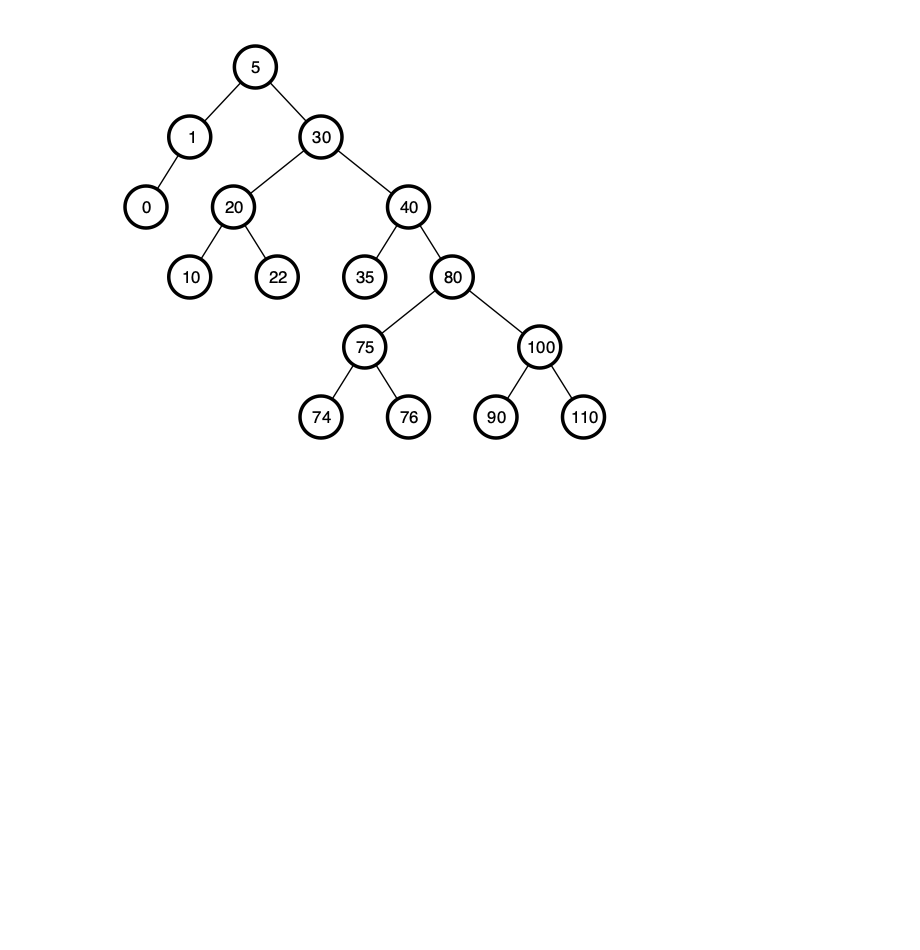
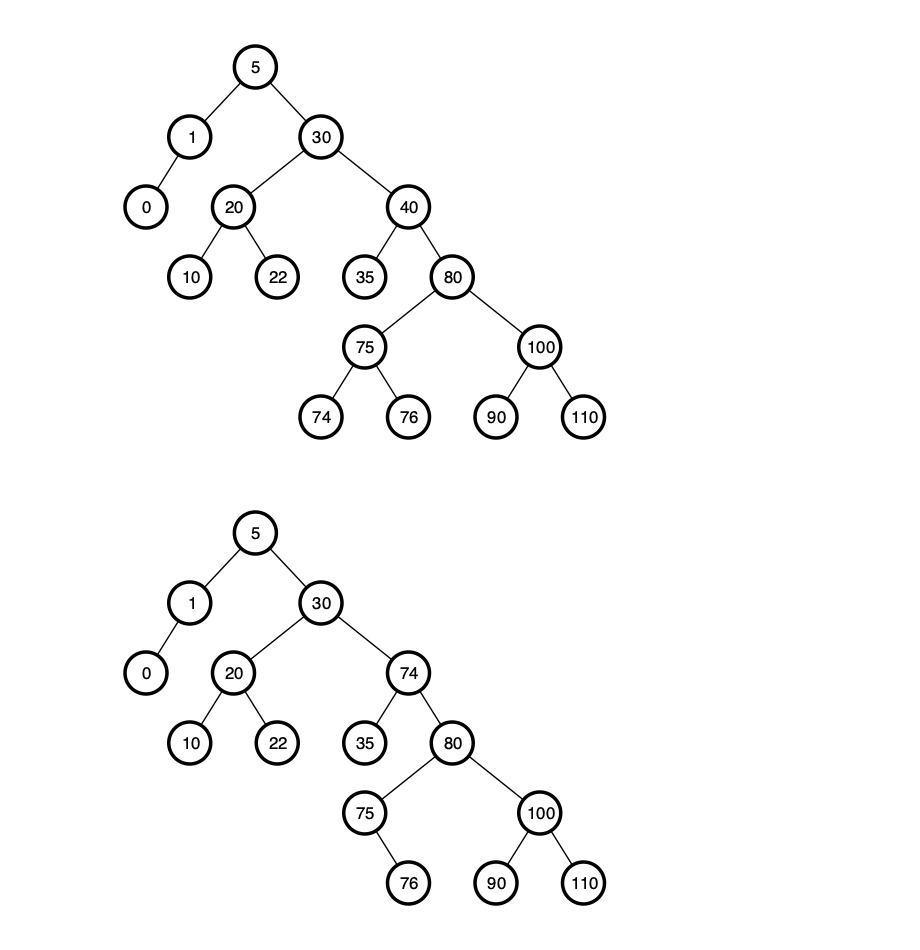
Before and after one commit to mark-meyer/woodshed, a Jupyter notebook: Notebooks/drawing_binary_trees.ipynb, the cells around one changed output. Cells and saved outputs as stored; diff of their text form; code cells hidden in the pictures; blank space fills up the shorter version.

Commit message:
one more tree

```diff
--- a/Notebooks/drawing_binary_trees.ipynb
+++ b/Notebooks/drawing_binary_trees.ipynb
@@ -483,6 +483,16 @@ drawer = TreeDraw(tree)
 drawer.draw(node_radius=30, scale=70)
 # %% [output]
 [figure]
+# %%
+tree.delete(40)
+
+layouter = ReingoldTilfordLayouter(minsep=0.25)
+layouter.layout(tree.root)
+
+drawer = TreeDraw(tree)
+drawer.draw(node_radius=30, scale=70)
+# %% [output]
+[figure, added]
 # %%
 # It nicely handles situation where other approaches take up more room:
 tree.delete(22)
```
Also changed, not shown: parts of 1 cell of this notebook.
